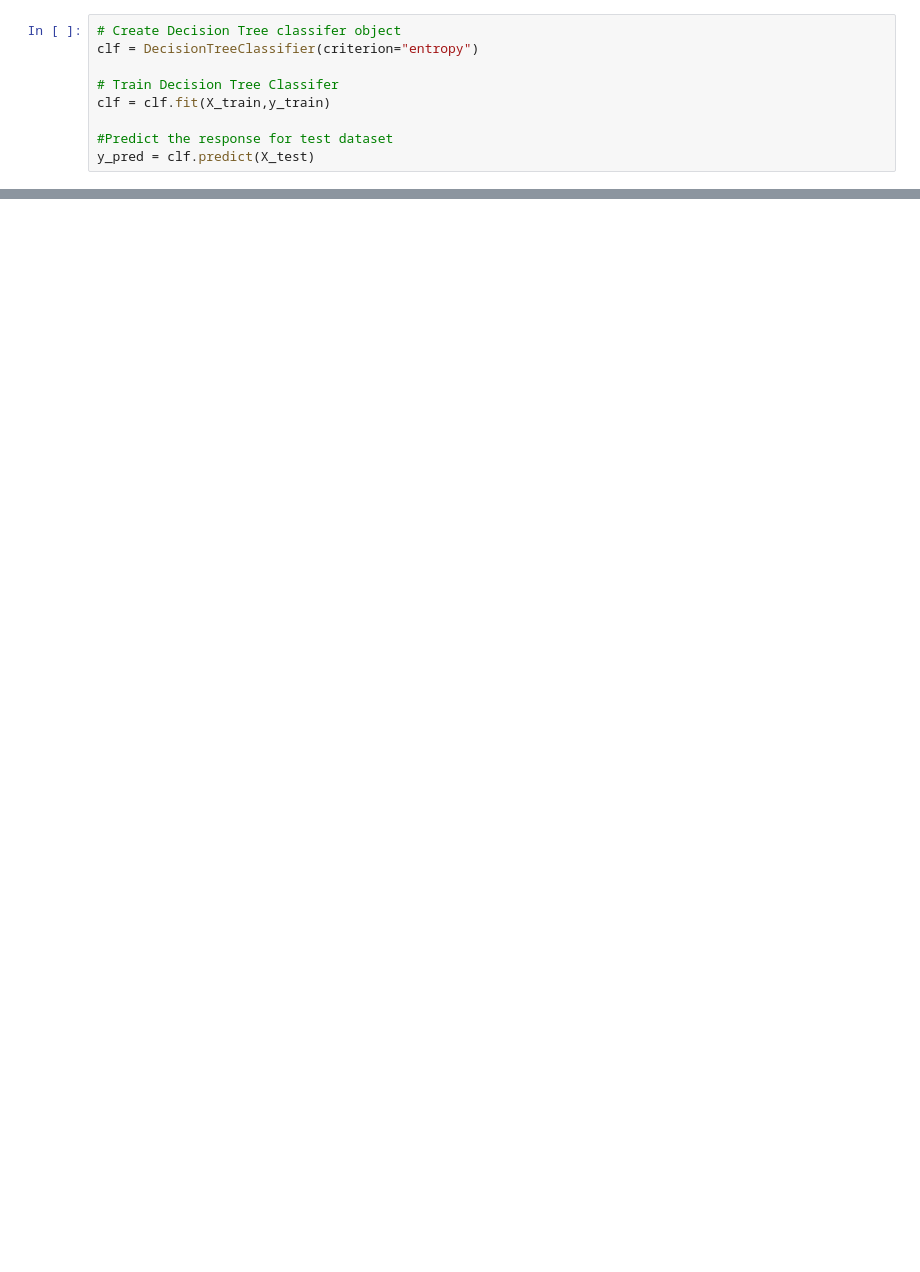
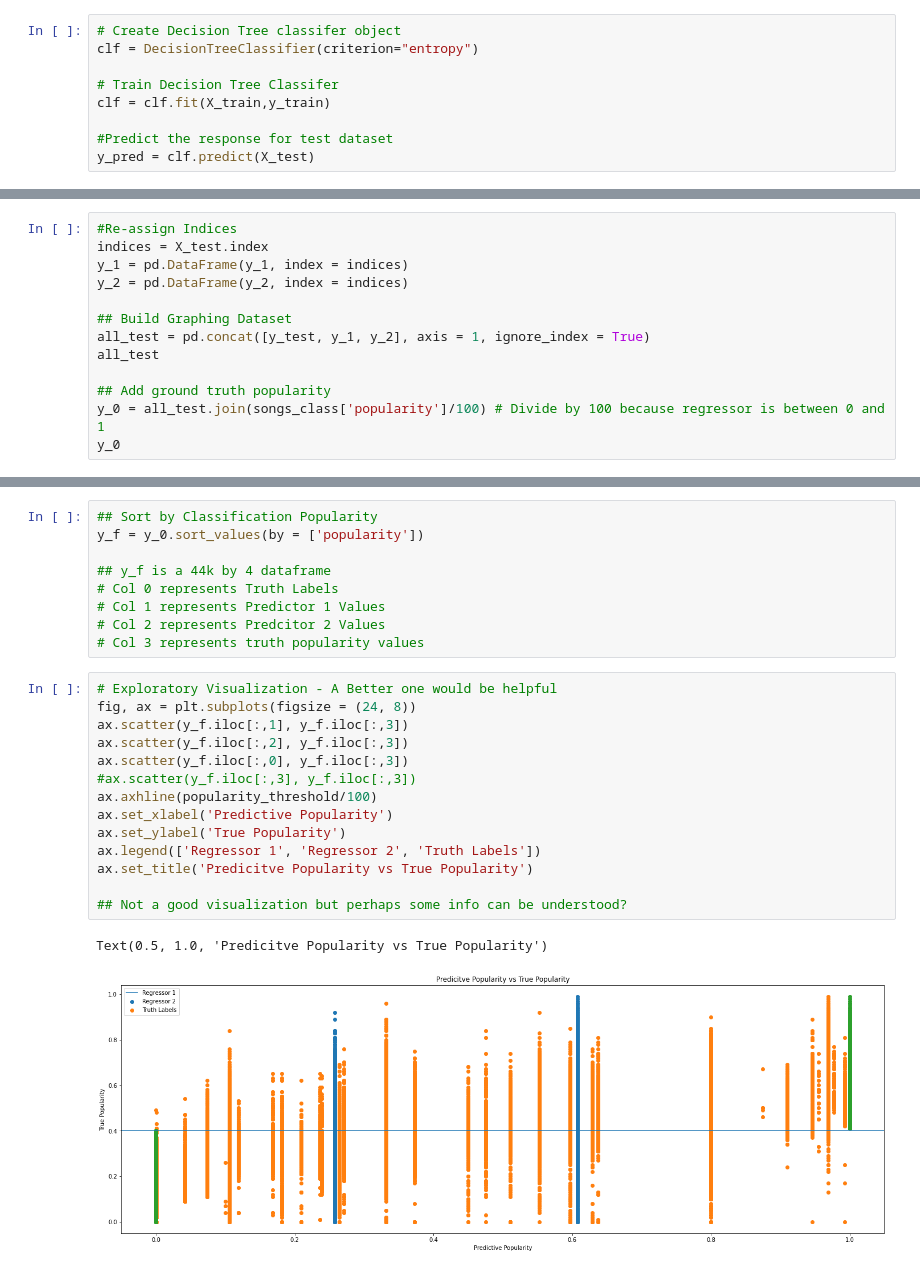
Before and after one commit to ian-gascon/cuddly-waffle, a Jupyter notebook: src/Decision Tree.ipynb, the cells around one changed output, grey strips where cells are left out. Saved outputs shown, nothing was run; the diff lists cells and outputs as text; blank space fills up the shorter version.

```diff
--- a/src/Decision Tree.ipynb
+++ b/src/Decision Tree.ipynb
@@ -123,0 +112,13 @@ Name: track_name, dtype: int32
+# %%
+#Re-assign Indices
+indices = X_test.index
+y_1 = pd.DataFrame(y_1, index = indices)
+y_2 = pd.DataFrame(y_2, index = indices)
+
+## Build Graphing Dataset
+all_test = pd.concat([y_test, y_1, y_2], axis = 1, ignore_index = True)
+all_test
+
+## Add ground truth popularity
+y_0 = all_test.join(songs_class['popularity']/100) # Divide by 100 because regressor is between 0 and 1
+y_0
@@ -123,0 +139,26 @@ Name: track_name, dtype: int32
+# %%
+## Sort by Classification Popularity
+y_f = y_0.sort_values(by = ['popularity'])
+
+## y_f is a 44k by 4 dataframe
+# Col 0 represents Truth Labels
+# Col 1 represents Predictor 1 Values
+# Col 2 represents Predcitor 2 Values
+# Col 3 represents truth popularity values
+# %%
+# Exploratory Visualization - A Better one would be helpful
+fig, ax = plt.subplots(figsize = (24, 8))
+ax.scatter(y_f.iloc[:,1], y_f.iloc[:,3])
+ax.scatter(y_f.iloc[:,2], y_f.iloc[:,3])
+ax.scatter(y_f.iloc[:,0], y_f.iloc[:,3])
+#ax.scatter(y_f.iloc[:,3], y_f.iloc[:,3])
+ax.axhline(popularity_threshold/100)
+ax.set_xlabel('Predictive Popularity')
+ax.set_ylabel('True Popularity')
+ax.legend(['Regressor 1', 'Regressor 2', 'Truth Labels'])
+ax.set_title('Predicitve Popularity vs True Popularity')
+
+## Not a good visualization but perhaps some info can be understood?
+# %% [output]
+Text(0.5, 1.0, 'Predicitve Popularity vs True Popularity')
+[figure, added]
```
Also changed, not shown: parts of 13 cells of this notebook.
